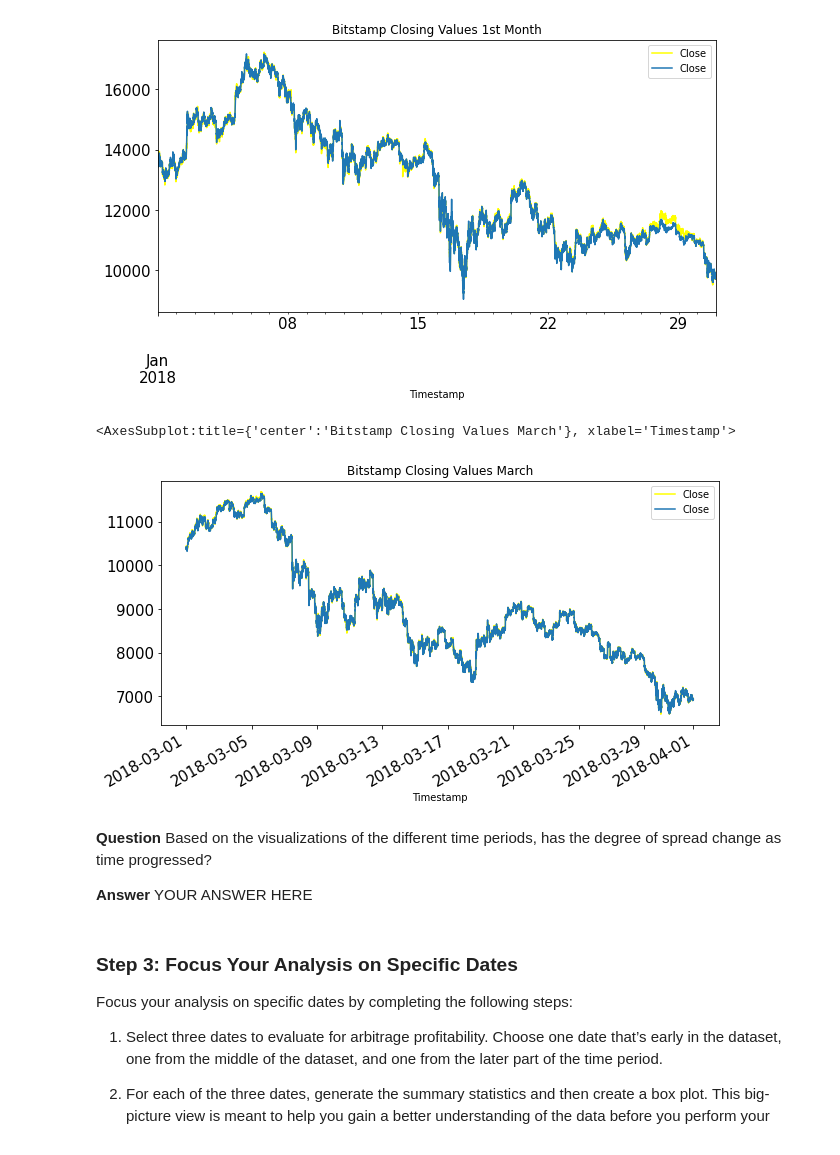
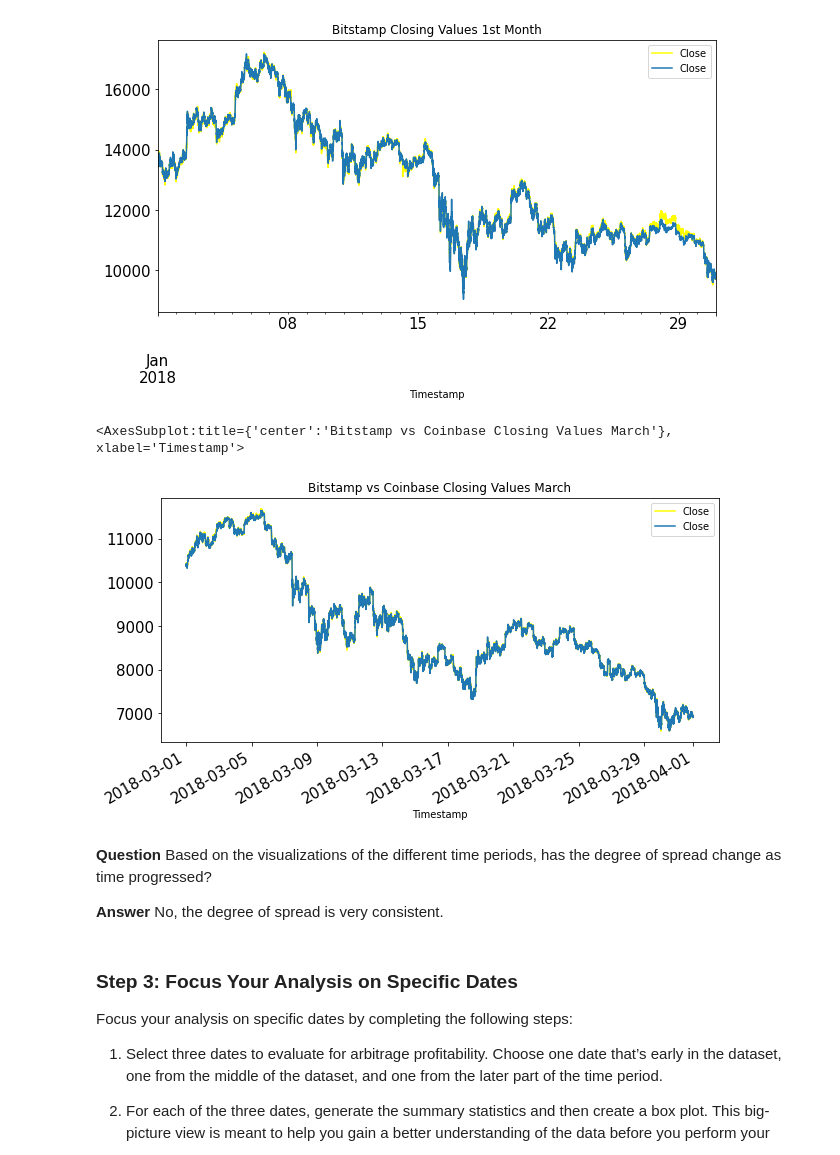
Before and after one commit to tylergusmyers/crypto_arbitrage, a Jupyter notebook: crypto_arbitrage.ipynb, the cells around one changed output. Saved outputs shown, nothing was run; the diff lists cells and outputs as text; code cells hidden in the pictures.

```diff
--- a/crypto_arbitrage.ipynb
+++ b/crypto_arbitrage.ipynb
@@ -346,24 +346,24 @@ coinbase_first_month.plot(ax = ax)
 # %%
 # Using the loc and plot functions, create an overlay plot that visualizes
 # the price action of both DataFrames for a one month period later in the dataset
 # Be sure to include the parameters: legend, figure size, title, and color and label
 bitstamp_last_month = bitstamp.loc["2018-03-01": ,["Close"]]
 bitstamp_last_month = bitstamp_last_month.astype(float)
 
 coinbase_last_month = coinbase.loc["2018-03-01":,["Close"]]
 coinbase_last_month = coinbase_last_month.astype(float)
 
 
-ax = bitstamp_last_month.plot(figsize = (10, 5), title = 'Bitstamp Closing Values March', fontsize=15, color= 'yellow')
+ax = bitstamp_last_month.plot(figsize = (10, 5), title = 'Bitstamp vs Coinbase Closing Values March', fontsize=15, color= 'yellow')
 
 coinbase_last_month.plot(ax = ax)
 # %% [output]
-<AxesSubplot:title={'center':'Bitstamp Closing Values March'}, xlabel='Timestamp'>
+<AxesSubplot:title={'center':'Bitstamp vs Coinbase Closing Values March'}, xlabel='Timestamp'>
-[figure, old version]
+[figure, new version]
 # %% [markdown]
 **Question** Based on the visualizations of the different time periods, has the degree of spread change as time progressed?
 
-**Answer** YOUR ANSWER HERE
+**Answer** No, the degree of spread is very consistent.
 # %% [markdown]
 ### Step 3: Focus Your Analysis on Specific Dates
 
```
Also changed, not shown: parts of 20 cells of this notebook.
